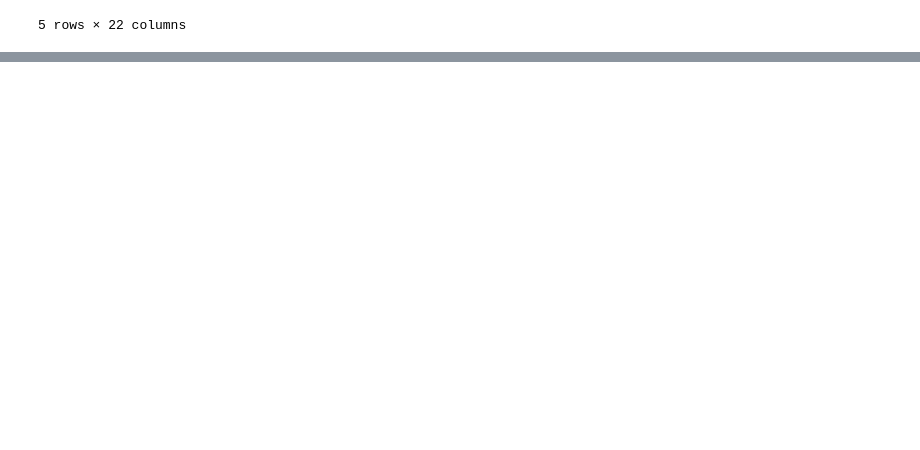
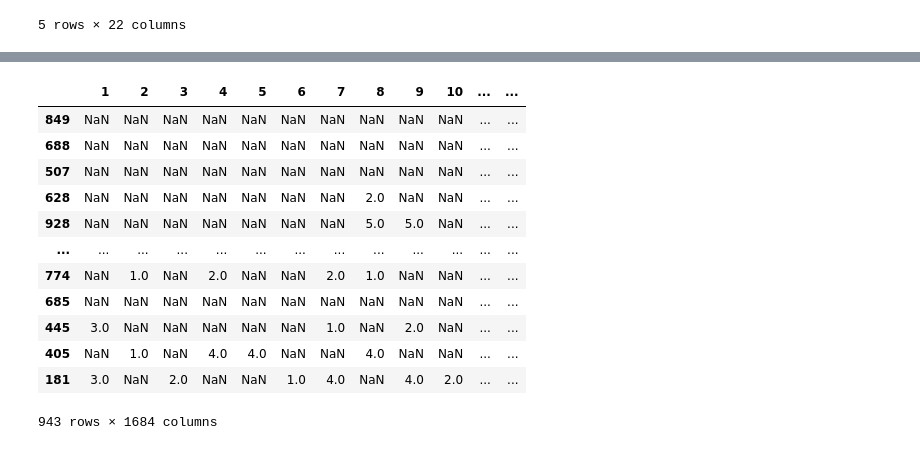
Before and after one commit to laryssastephanie/aulas_anotacoes_residencia_IA, a Jupyter notebook: Pandas/Exercicio_10.ipynb, the cells around one changed output, grey strips where cells are left out. Saved outputs shown, nothing was run; the diff lists cells and outputs as text; code cells hidden in the pictures; blank space fills up the shorter version.

```diff
--- a/Pandas/Exercicio_10.ipynb
+++ b/Pandas/Exercicio_10.ipynb
@@ -272,0 +291,16 @@ filmes.head()
+# %%
+notas_por_usuario.sort_values('media', ascending=False) # para verificar usuários que avaliam mais positivamente
+# %% [output]
+|  | 1 | 2 | 3 | 4 | 5 | 6 | 7 | 8 | 9 | 10 | ... | ... |
+| 849 | NaN | NaN | NaN | NaN | NaN | NaN | NaN | NaN | NaN | NaN | ... | ... |
+| 688 | NaN | NaN | NaN | NaN | NaN | NaN | NaN | NaN | NaN | NaN | ... | ... |
+| 507 | NaN | NaN | NaN | NaN | NaN | NaN | NaN | NaN | NaN | NaN | ... | ... |
+| 628 | NaN | NaN | NaN | NaN | NaN | NaN | NaN | 2.0 | NaN | NaN | ... | ... |
+| 928 | NaN | NaN | NaN | NaN | NaN | NaN | NaN | 5.0 | 5.0 | NaN | ... | ... |
+| ... | ... | ... | ... | ... | ... | ... | ... | ... | ... | ... | ... | ... |
+| 774 | NaN | 1.0 | NaN | 2.0 | NaN | NaN | 2.0 | 1.0 | NaN | NaN | ... | ... |
+| 685 | NaN | NaN | NaN | NaN | NaN | NaN | NaN | NaN | NaN | NaN | ... | ... |
+| 445 | 3.0 | NaN | NaN | NaN | NaN | NaN | 1.0 | NaN | 2.0 | NaN | ... | ... |
+| 405 | NaN | 1.0 | NaN | 4.0 | 4.0 | NaN | NaN | 4.0 | NaN | NaN | ... | ... |
+| 181 | 3.0 | NaN | 2.0 | NaN | NaN | 1.0 | 4.0 | NaN | 4.0 | 2.0 | ... | ... |
+943 rows × 1684 columns
```
Also changed, not shown: parts of 60 cells of this notebook, 1 other file.
